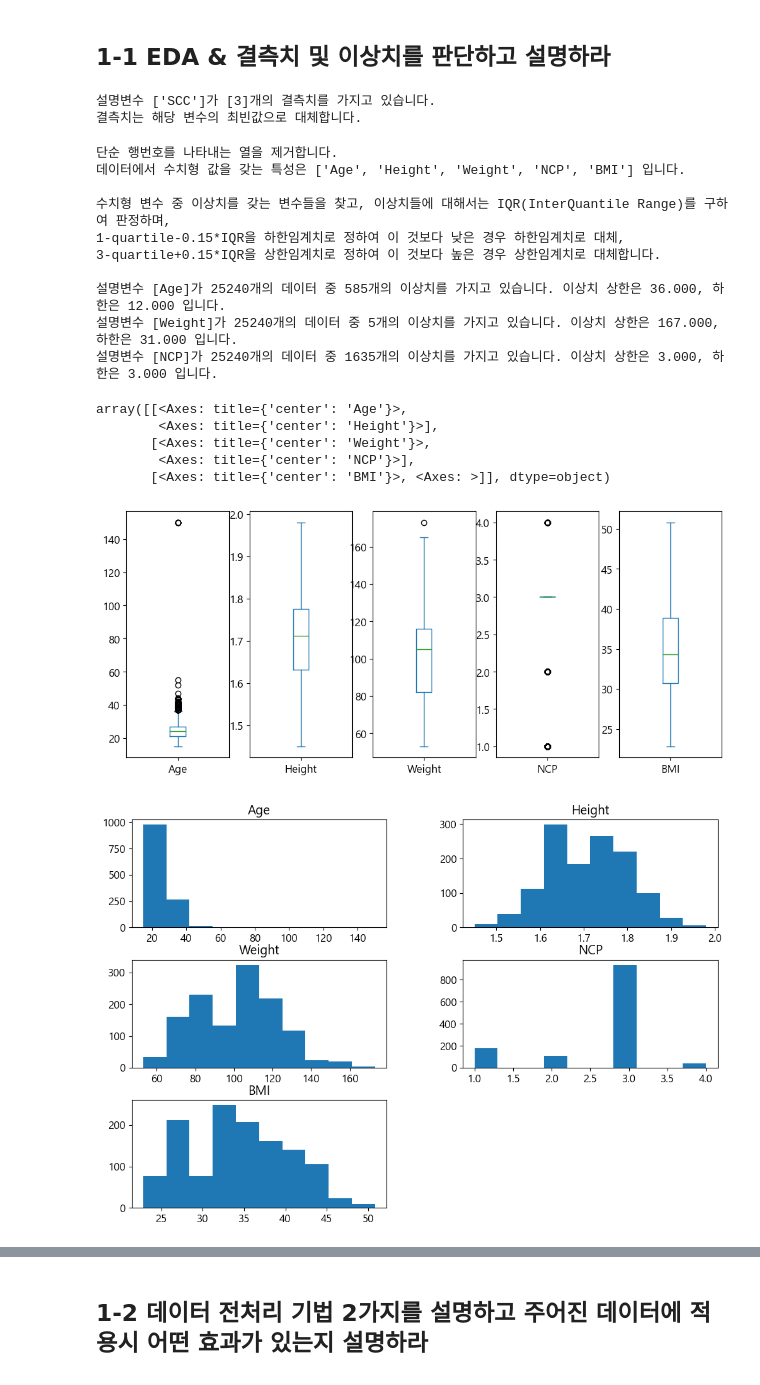
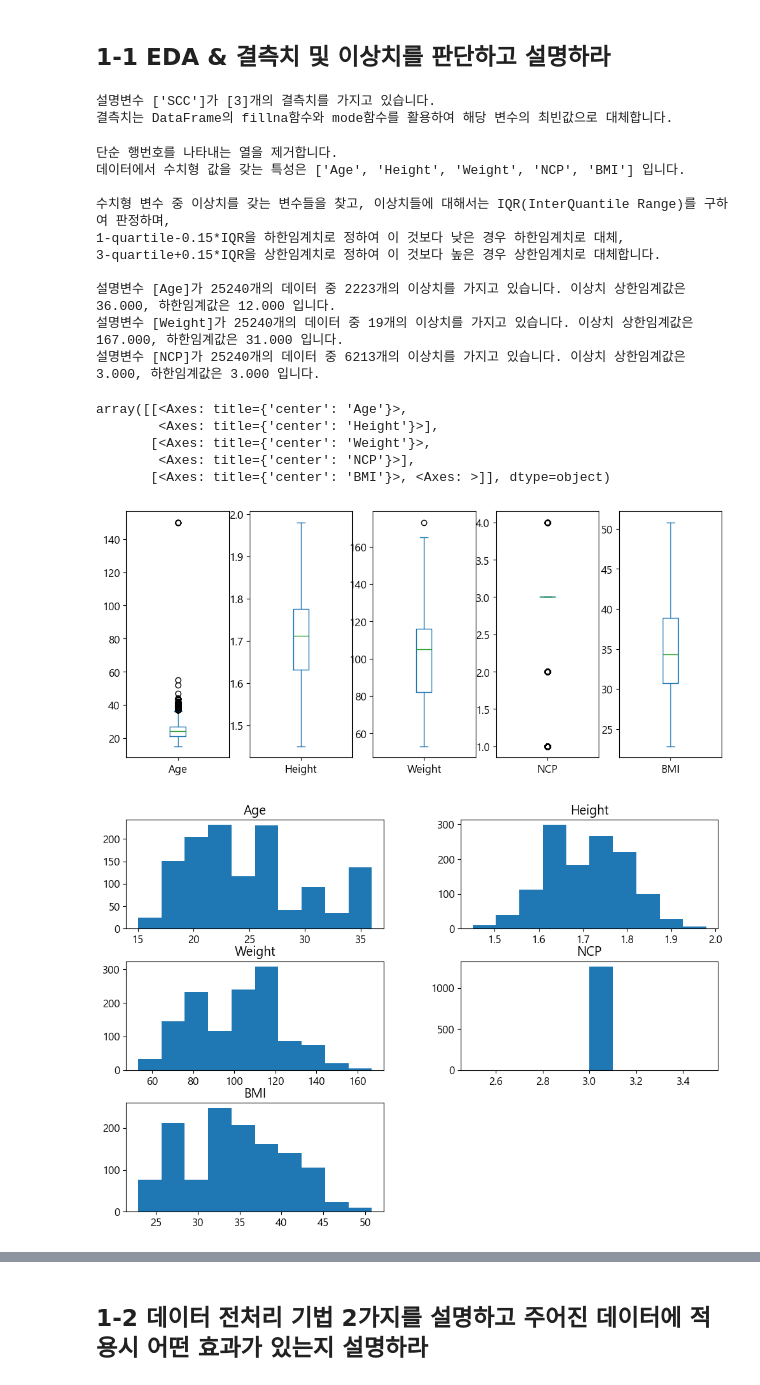
Before and after one commit to blueage98/adp_work, a Jupyter notebook: ADP-실기(2024)/16강/31회_기출문제_연습.ipynb, the cells around one changed output, grey strips where cells are left out. Cells and saved outputs as stored; diff of their text form; code cells hidden in the pictures.

```diff
--- a/ADP-실기(2024)/16강/31회_기출문제_연습.ipynb
+++ b/ADP-실기(2024)/16강/31회_기출문제_연습.ipynb
@@ -73,54 +73,54 @@ df = pd.read_csv('https://raw.githubusercontent.com/Datamanim/datarepo/main/adp/
 nul_count = df.isnull().sum()
 nul_col = nul_count[nul_count>0]
 print('설명변수 {}가 {}개의 결측치를 가지고 있습니다.'.format(nul_col.index.to_list(), nul_col.values))
-print('결측치는 해당 변수의 최빈값으로 대체합니다.')
+print('결측치는 DataFrame의 fillna함수와 mode함수를 활용하여 해당 변수의 최빈값으로 대체합니다.')
 
 nul_col = nul_col.index.tolist()[0]
 df[nul_col] = df[nul_col].fillna(df[nul_col].mode()[0])
 # %% [output]
 설명변수 ['SCC']가 [3]개의 결측치를 가지고 있습니다.
-결측치는 해당 변수의 최빈값으로 대체합니다.
+결측치는 DataFrame의 fillna함수와 mode함수를 활용하여 해당 변수의 최빈값으로 대체합니다.
 # %%
 data = df.drop(['Unnamed: 0'], axis=1)
 print('단순 행번호를 나타내는 열을 제거합니다.')
 
-num_df = data.select_dtypes(include=['int64', 'float64'])
-print(f'데이터에서 수치형 값을 갖는 특성은 {num_df.columns.tolist()} 입니다.' )
+num_cols = data.select_dtypes(include=['int64', 'float64']).columns
+print(f'데이터에서 수치형 값을 갖는 특성은 {num_cols.tolist()} 입니다.' )
 print('''
 수치형 변수 중 이상치를 갖는 변수들을 찾고, 이상치들에 대해서는 IQR(InterQuantile Range)를 구하여 판정하며,
 1-quartile-0.15*IQR을 하한임계치로 정하여 이 것보다 낮은 경우 하한임계치로 대체,
 3-quartile+0.15*IQR을 상한임계치로 정하여 이 것보다 높은 경우 상한임계치로 대체합니다.
 ''')
 
 figure, ax = plt.subplots(1, 5)
-for a, col in zip(ax, num_df.columns):
-    num_df[col].plot(kind='box', ax=a)
-    IQR = num_df[col].quantile(0.75)-num_df[col].quantile(0.25)
-    up_bound = num_df[col].quantile(0.75) + IQR*1.5
-    lo_bound = num_df[col].quantile(0.25) - IQR*1.5
-    up_excd = num_df[ num_df[col] > up_bound ].size
-    lo_excd = num_df[ num_df[col] < lo_bound ].size
-    num_df[col].clip(lo_bound, up_bound)
+for a, col in zip(ax, num_cols):
+    data[col].plot(kind='box', ax=a)
+    IQR = data[col].quantile(0.75)-data[col].quantile(0.25)
+    up_bound = data[col].quantile(0.75) + IQR*1.5
+    lo_bound = data[col].quantile(0.25) - IQR*1.5
+    up_excd = data[ data[col] > up_bound ].size
+    lo_excd = data[ data[col] < lo_bound ].size
+    data[col].clip(lo_bound, up_bound, inplace=True)
     if up_excd+lo_excd > 0:
         print('설명변수 [{}]가 {}개의 데이터 중 {}개의 이상치를 가지고 있습니다. 이상치 상한임계값은 {:.3f}, 하한임계값은 {:.3f} 입니다.'.format(col, df.size, up_excd+lo_excd, up_bound, lo_bound))
 
-num_df.hist(grid=False, figsize=(12, 8))
+data.hist(grid=False, figsize=(12, 8))
 # %% [output]
 단순 행번호를 나타내는 열을 제거합니다.
 데이터에서 수치형 값을 갖는 특성은 ['Age', 'Height', 'Weight', 'NCP', 'BMI'] 입니다.
 
 수치형 변수 중 이상치를 갖는 변수들을 찾고, 이상치들에 대해서는 IQR(InterQuantile Range)를 구하여 판정하며,
 1-quartile-0.15*IQR을 하한임계치로 정하여 이 것보다 낮은 경우 하한임계치로 대체,
 3-quartile+0.15*IQR을 상한임계치로 정하여 이 것보다 높은 경우 상한임계치로 대체합니다.
 
-설명변수 [Age]가 25240개의 데이터 중 585개의 이상치를 가지고 있습니다. 이상치 상한은 36.000, 하한은 12.000 입니다.
-설명변수 [Weight]가 25240개의 데이터 중 5개의 이상치를 가지고 있습니다. 이상치 상한은 167.000, 하한은 31.000 입니다.
-설명변수 [NCP]가 25240개의 데이터 중 1635개의 이상치를 가지고 있습니다. 이상치 상한은 3.000, 하한은 3.000 입니다.
+설명변수 [Age]가 25240개의 데이터 중 2223개의 이상치를 가지고 있습니다. 이상치 상한임계값은 36.000, 하한임계값은 12.000 입니다.
+설명변수 [Weight]가 25240개의 데이터 중 19개의 이상치를 가지고 있습니다. 이상치 상한임계값은 167.000, 하한임계값은 31.000 입니다.
+설명변수 [NCP]가 25240개의 데이터 중 6213개의 이상치를 가지고 있습니다. 이상치 상한임계값은 3.000, 하한임계값은 3.000 입니다.
 array([[<Axes: title={'center': 'Age'}>,
         <Axes: title={'center': 'Height'}>],
        [<Axes: title={'center': 'Weight'}>,
         <Axes: title={'center': 'NCP'}>],
        [<Axes: title={'center': 'BMI'}>, <Axes: >]], dtype=object)
 [figure]
-[figure, old version]
+[figure, new version]
 # %%
```
Also changed, not shown: parts of 10 cells of this notebook, 1 other file.
